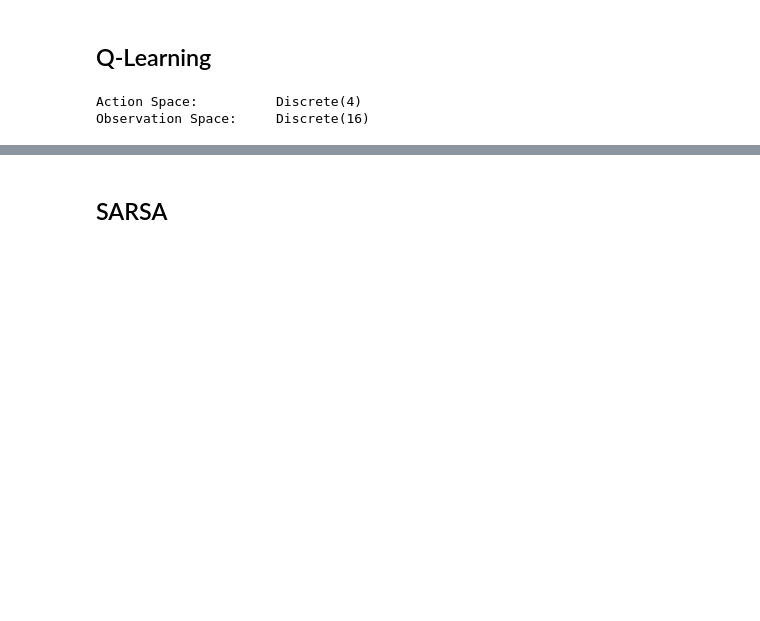
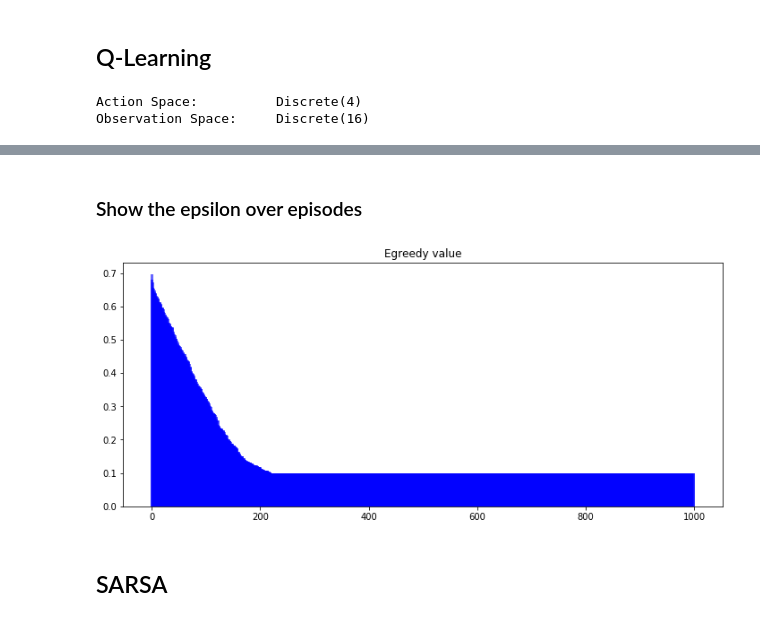
Before and after one commit to iry47/taxi_driver, a Jupyter notebook: docs/bootstrap/ryan_bootstrap.ipynb, the cells around one changed output, grey strips where cells are left out. Saved outputs shown, nothing was run; the diff lists cells and outputs as text; code cells hidden in the pictures; blank space fills up the shorter version.

Commit message:
added doc to jupyter and unittest for understanding variable values

```diff
--- a/docs/bootstrap/ryan_bootstrap.ipynb
+++ b/docs/bootstrap/ryan_bootstrap.ipynb
@@ -156,3 +204,12 @@ Episode: 990 Reward: 0.0 Steps Taken: 5
+# %% [markdown]
+### Show the epsilon over episodes
+# %%
+plt.figure(figsize=(12,5))
+plt.title("Egreedy value")
+plt.bar(torch.arange(len(egreedy_total)), egreedy_total, alpha=0.6, color='blue', width=5)
+plt.show()
+# %% [output]
+[figure, added]
 # %% [markdown]
 ## SARSA
 # %%
```
Also changed, not shown: parts of 8 cells of this notebook, 1 other file.
